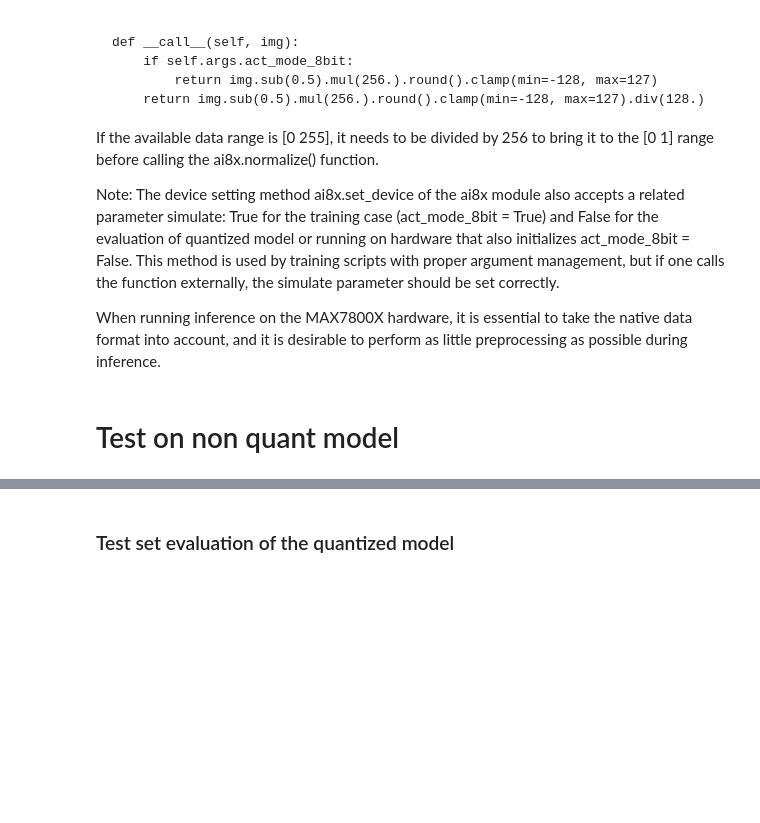
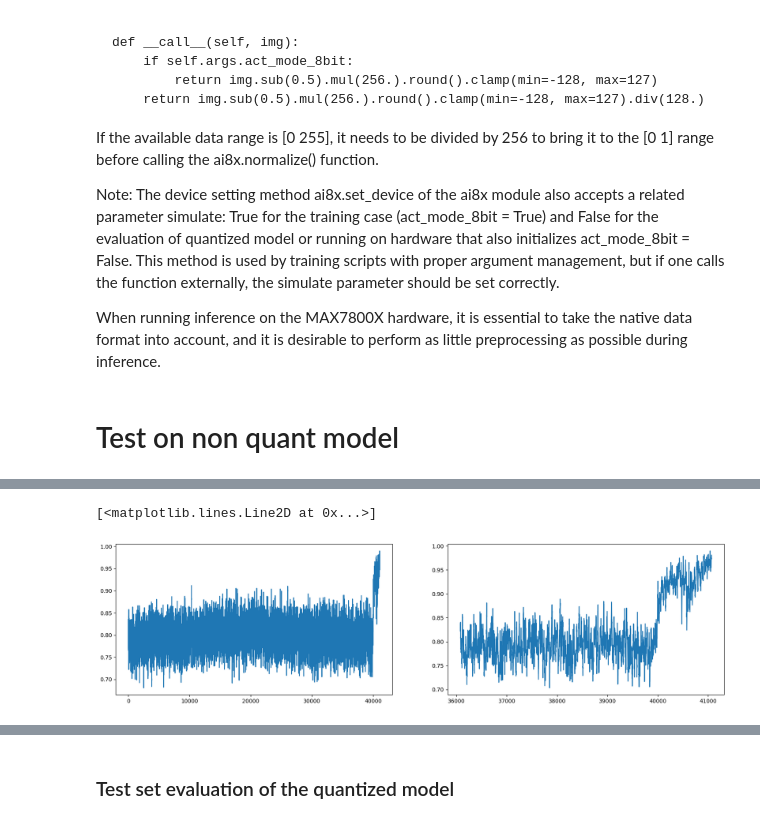
Before and after one commit to bitmorse/bearings-max78000, a Jupyter notebook: playground.ipynb, the cells around one changed output, grey strips where cells are left out. Saved outputs shown, nothing was run; the diff lists cells and outputs as text; code cells hidden in the pictures; blank space fills up the shorter version.

```diff
--- a/playground.ipynb
+++ b/playground.ipynb
@@ -49,25 +49,6 @@ def mahalanobis_distance(x, y):
     return np.sqrt(np.dot(np.dot(diff,inv_cov),diff))
 
 
-
-def infer(model, input_img):
-    sample_input = input_img #expected quant input range -128 to 127/128
-    sample_output_model = model(sample_input.unsqueeze(0)) #output range -1 to 1
-
-    #feed input into layers 1 through 3, flatten 3, then output 4
-    encoder = torch.nn.Sequential(*list(model.children())[:3], torch.nn.Flatten(), list(model.children())[3])
-    z = encoder(sample_input.unsqueeze(0))
-
-    sample_output = 255*(sample_output_model+1)/2 #output range 0 to 255
-
-    in_img = sample_input.permute(1,2,0) #0-255
-    out_img = sample_output.squeeze(0).permute(1,2,0) #0-255
-
-    msel = torch.nn.MSELoss()
-
-    return in_img, out_img, np.round(msel(sample_input,sample_output_model).item(), 4), z
-
-
 %matplotlib inline
 # %%
 #ai8x.set_device(85, True, True)  #IMPORTANT: SET SIMULATE PARAM, AS IT WILL OVERRIDE 8bit PARAM !!!!!!!!
@@ -165,6 +145,8 @@ class Args:
 args = Args(act_mode_8bit=False) #IMPORTANT: if this is not set to true, the test set will be float instead of int, and so you can't use the quantized model
 data_path = os.path.join(os.path.dirname(os.getcwd()), 'ai8x-training/data')
 
-ds_train,ds_test = memes.memes_get_datasets((data_path, args), load_train=True, load_test=True)
+ds_train,ds_test = ims_bearings.ims_bearings_get_datasets((data_path, args), load_train=True, load_test=True)
 
-printstats(ds_train[2][1])
+#size of train and test set
+print("Train set size: ", len(ds_train))
+print("Test set size: ", len(ds_test))
@@ -259,0 +220,14 @@ with torch.no_grad():
+# %%
+zlist = np.array(zlist)
+znorm = np.linalg.norm(zlist, axis=1, ord=2)
+#smooth
+znorm = pd.Series(znorm).rolling(window=10).mean()
+
+
+#subplots: left full znorm, right zoomed in znorm to last 5000 samples
+fig, ax = plt.subplots(1,2, figsize=(20,5))
+ax[0].plot(znorm)
+ax[1].plot(znorm[-5000:])
+# %% [output]
+[<matplotlib.lines.Line2D at 0x...>]
+[figure, added]
```
Also changed, not shown: parts of 6 cells of this notebook, 5 other files.
